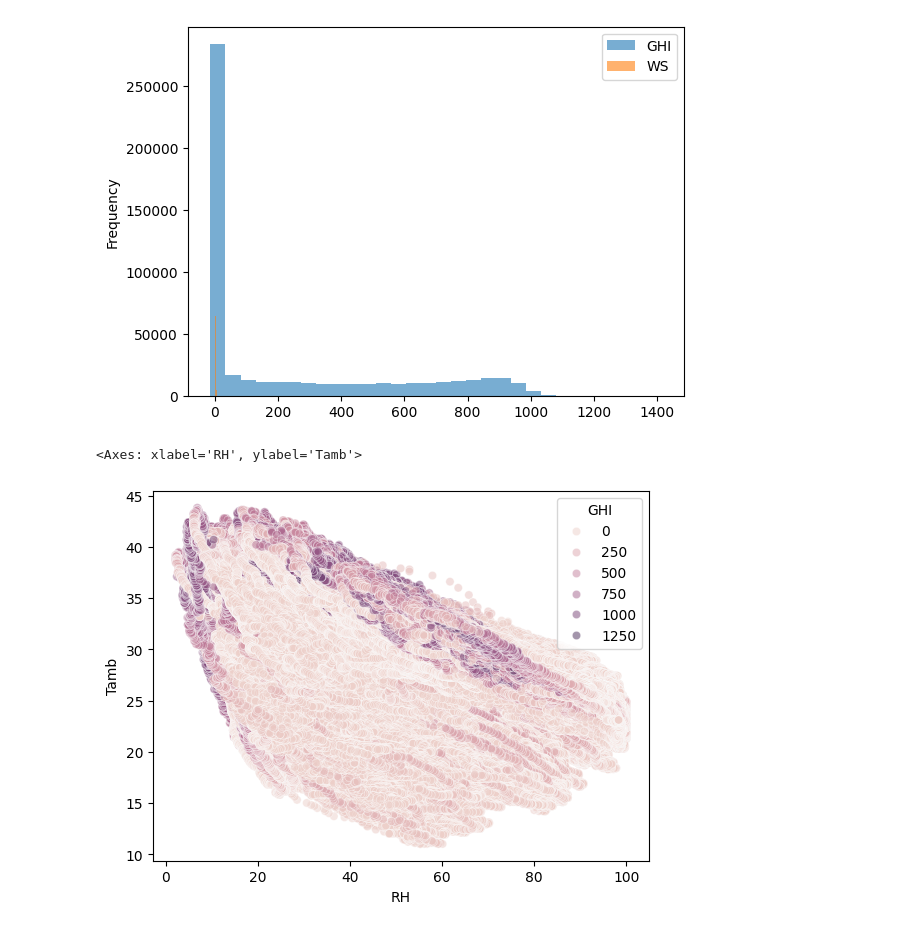
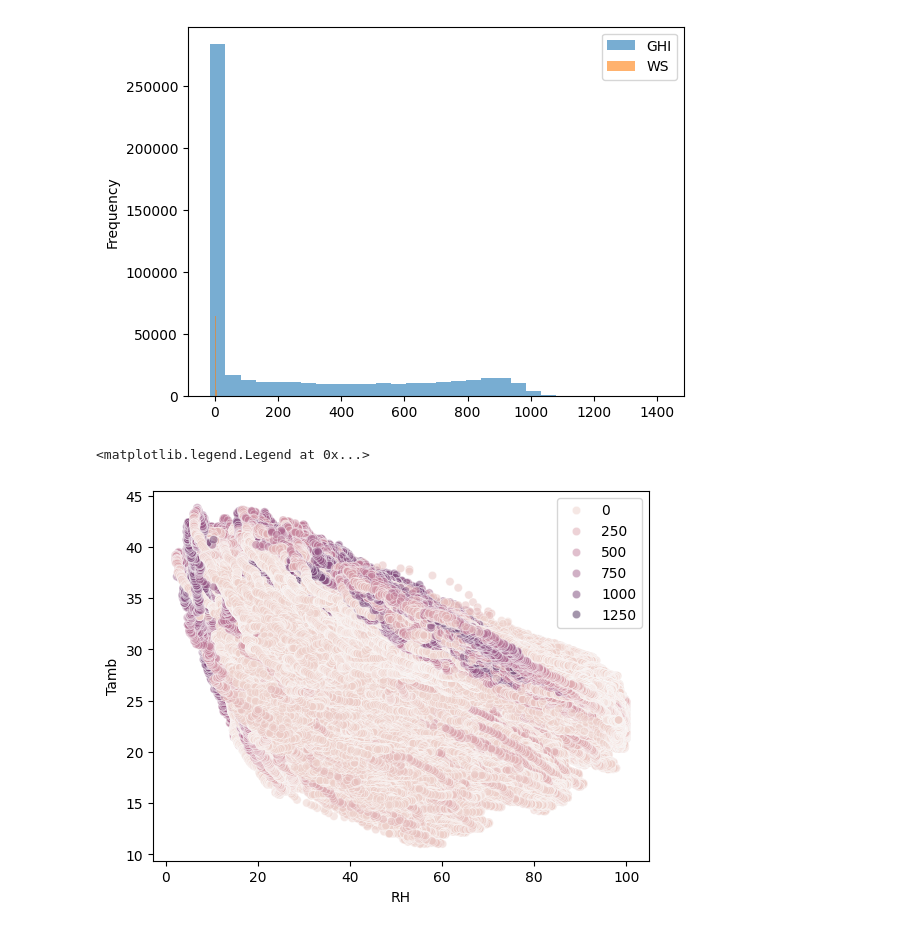
Before and after one commit to sanoy-si/solar-challenge-week1, a Jupyter notebook: notebooks/benin_eda.ipynb, the cells around one changed output. Drawn from its saved outputs; the diff is of its cells as text; code cells hidden in the pictures.

```diff
--- a/notebooks/benin_eda.ipynb
+++ b/notebooks/benin_eda.ipynb
@@ -182,7 +182,9 @@ plt.legend()
 <matplotlib.legend.Legend at 0x...>
 [figure]
 # %%
-sns.scatterplot(data=df, x='RH', y='Tamb', hue='GHI', alpha=0.5)
+
+ax = sns.scatterplot(data=df, x='RH', y='Tamb', hue='GHI', alpha=0.5)
+ax.legend(loc='upper right')
 # %% [output]
-<Axes: xlabel='RH', ylabel='Tamb'>
+<matplotlib.legend.Legend at 0x...>
-[figure, old version]
+[figure, new version]
```
Also changed, not shown: parts of 1 cell of this notebook, 2 other files.
